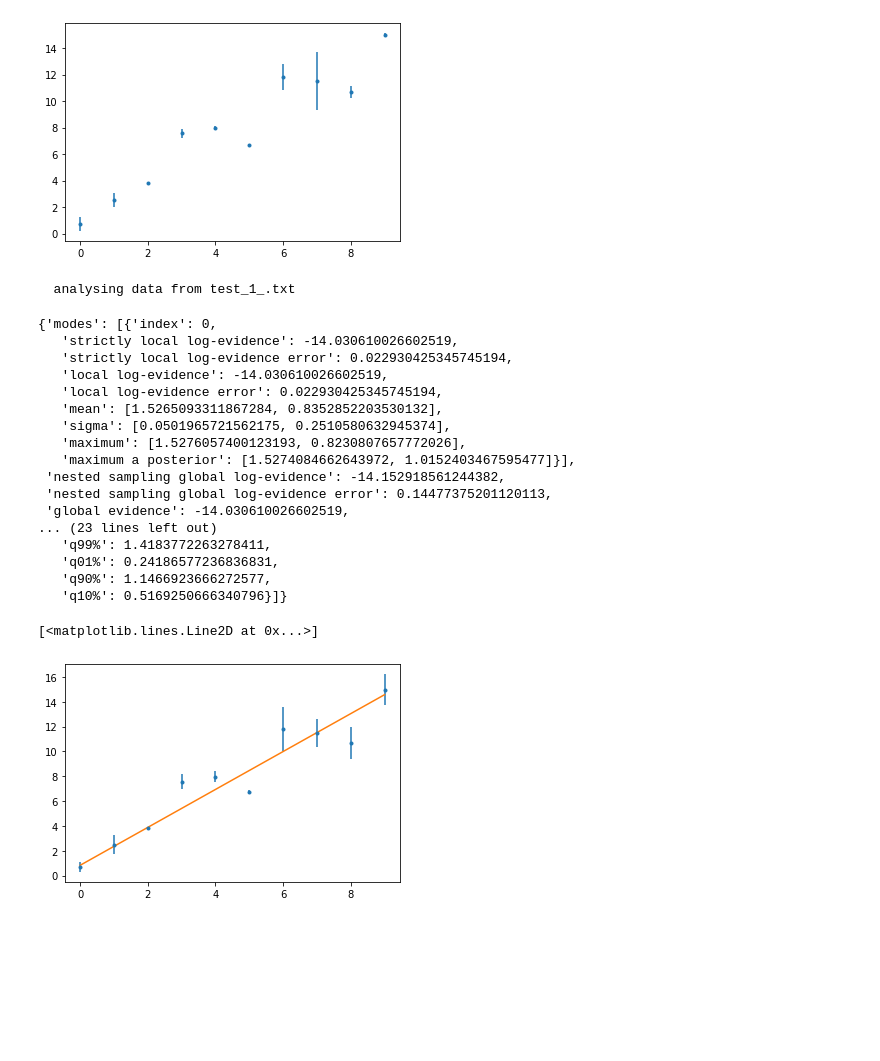
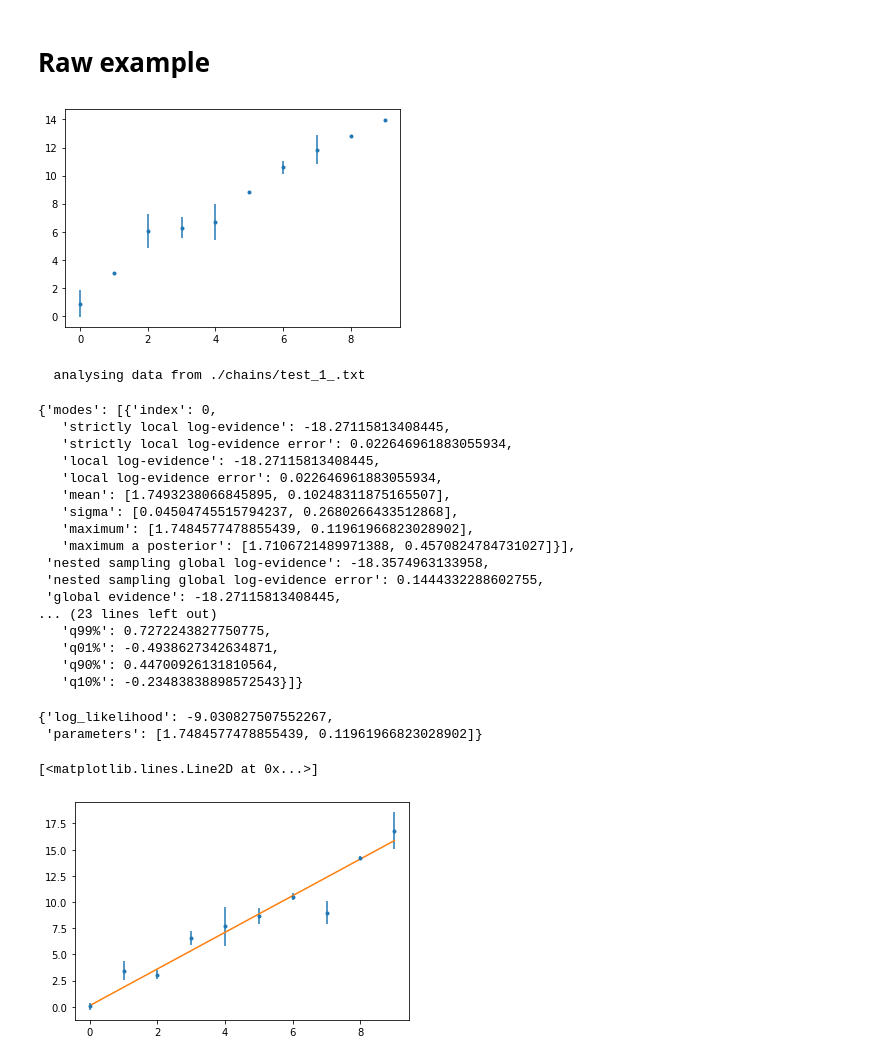
Before and after one commit to Lang-Shao/graduate_cource, a Jupyter notebook: Using_Python/Python_Codes/Statistics/using_pymultinest.ipynb, the cells around one changed output. Saved outputs shown, nothing was run; the diff lists cells and outputs as text; code cells hidden in the pictures; blank space fills up the shorter version.

Commit message:
update pymultinest

```diff
--- a/Using_Python/Python_Codes/Statistics/using_pymultinest.ipynb
+++ b/Using_Python/Python_Codes/Statistics/using_pymultinest.ipynb
@@ -14,3 +1,5 @@ ydata = data[1]
+# %% [markdown]
+# Raw example
 # %%
 import numpy as np
 import matplotlib.pyplot as plt
@@ -19,7 +8,8 @@ import pymultinest
 N_data = 10
 noise = np.random.randn(N_data)
 data = [np.arange(N_data),1.5*np.arange(N_data)+1.0+noise]
-plt.errorbar(data[0],data[1],yerr=np.random.randn(N_data),fmt='.')
+yerr = np.random.randn(N_data)
+plt.errorbar(data[0],data[1],yerr=yerr,fmt='.')
 
 x = data[0]
 ydata = data[1]
@@ -27,50 +17,65 @@ ydata = data[1]
 def model(a, b):
     return  a*x+b
 
+# The most important parameters are the two log-probability functions Prior and LogLikelihood.
+# They are called by MultiNest.
+
+# Prior should transform the unit cube into the parameter cube. Here is an example for a uniform prior:
 def prior(cube, ndim, nparams):
-    cube[0] = 20*cube[0] - 10 # log-uniform prior between 10^-4 and 10^4
-    cube[1] = 20*cube[1] - 10  # log-uniform prior between 10^-4 and 1
+    for i in range(ndim):
+        cube[i] = 20*cube[i] - 10 # uniform prior between -10 and 10
 
-
+# The LogLikelihood function gets this parameter cube and should return the logarithm of the likelihood.
 def loglike(cube, ndim, nparams):
     a, b = cube[0], cube[1]
     ymodel = model(a, b)
-    loglikelihood = (-0.5 * ((ymodel - ydata) / noise)**2).sum()
+    loglikelihood = (-0.5 * ((ymodel - ydata) / yerr)**2).sum()
     return loglikelihood
 # %% [output]
-[figure, old version]
+[figure, new version]
 # %%
+import os
+
+if not os.path.exists('./chains/'):
+    os.makedirs('./chains/')
+
 pymultinest.run(loglike, prior, 2,
-                outputfiles_basename='test_1_', resume = False, verbose = True)
+                outputfiles_basename='./chains/test_1_', resume = False, verbose = True)
 # %%
-a = pymultinest.Analyzer(outputfiles_basename='test_1_', n_params = 2)
+a = pymultinest.Analyzer(outputfiles_basename='./chains/test_1_', n_params = 2)
 # %% [output]
-  analysing data from test_1_.txt
+  analysing data from ./chains/test_1_.txt
 # %%
 a.get_stats()
 # %% [output]
 {'modes': [{'index': 0,
-   'strictly local log-evidence': -14.030610026602519,
-   'strictly local log-evidence error': 0.022930425345745194,
-   'local log-evidence': -14.030610026602519,
-   'local log-evidence error': 0.022930425345745194,
-   'mean': [1.5265093311867284, 0.8352852203530132],
-   'sigma': [0.0501965721562175, 0.2510580632945374],
-   'maximum': [1.5276057400123193, 0.8230807657772026],
-   'maximum a posterior': [1.5274084662643972, 1.0152403467595477]}],
- 'nested sampling global log-evidence': -14.152918561244382,
- 'nested sampling global log-evidence error': 0.14477375201120113,
- 'global evidence': -14.030610026602519,
+   'strictly local log-evidence': -18.27115813408445,
+   'strictly local log-evidence error': 0.022646961883055934,
+   'local log-evidence': -18.27115813408445,
+   'local log-evidence error': 0.022646961883055934,
+   'mean': [1.7493238066845895, 0.10248311875165507],
+   'sigma': [0.04504745515794237, 0.2680266433512868],
+   'maximum': [1.7484577478855439, 0.11961966823028902],
+   'maximum a posterior': [1.7106721489971388, 0.4570824784731027]}],
+ 'nested sampling global log-evidence': -18.3574963133958,
+ 'nested sampling global log-evidence error': 0.1444332288602755,
+ 'global evidence': -18.27115813408445,
 ... (23 lines left out)
-   'q99%': 1.4183772263278411,
-   'q01%': 0.24186577236836831,
-   'q90%': 1.1466923666272577,
-   'q10%': 0.5169250666340796}]}
+   'q99%': 0.7272243827750775,
+   'q01%': -0.4938627342634871,
+   'q90%': 0.44700926131810564,
+   'q10%': -0.23483838898572543}]}
+# %%
+a.get_best_fit()
+# %% [output]
+{'log_likelihood': -9.030827507552267,
+ 'parameters': [1.7484577478855439, 0.11961966823028902]}
 # %%
-params = a.get_stats()['modes'][0]['mean']
+# params = a.get_stats()['modes'][0]['mean']
+params = a.get_best_fit()['parameters']
 # %%
-plt.errorbar(data[0],data[1],yerr=np.random.randn(N_data),fmt='.')
+plt.errorbar(data[0],data[1],yerr=yerr,fmt='.')
 plt.plot(x,model(params[0],params[1]))
 # %% [output]
 [<matplotlib.lines.Line2D at 0x...>]
-[figure, old version]
+[figure, new version]
```
Also changed, not shown: parts of 10 cells of this notebook, 1 other file.
